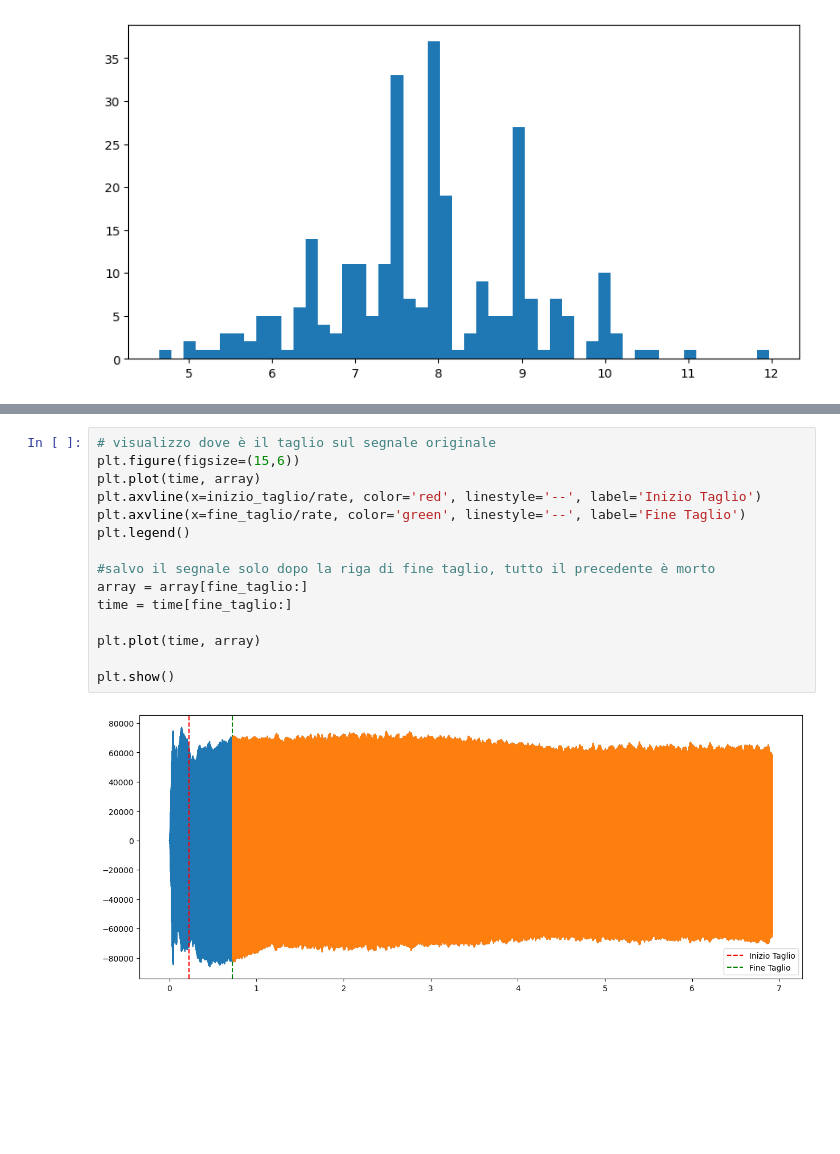
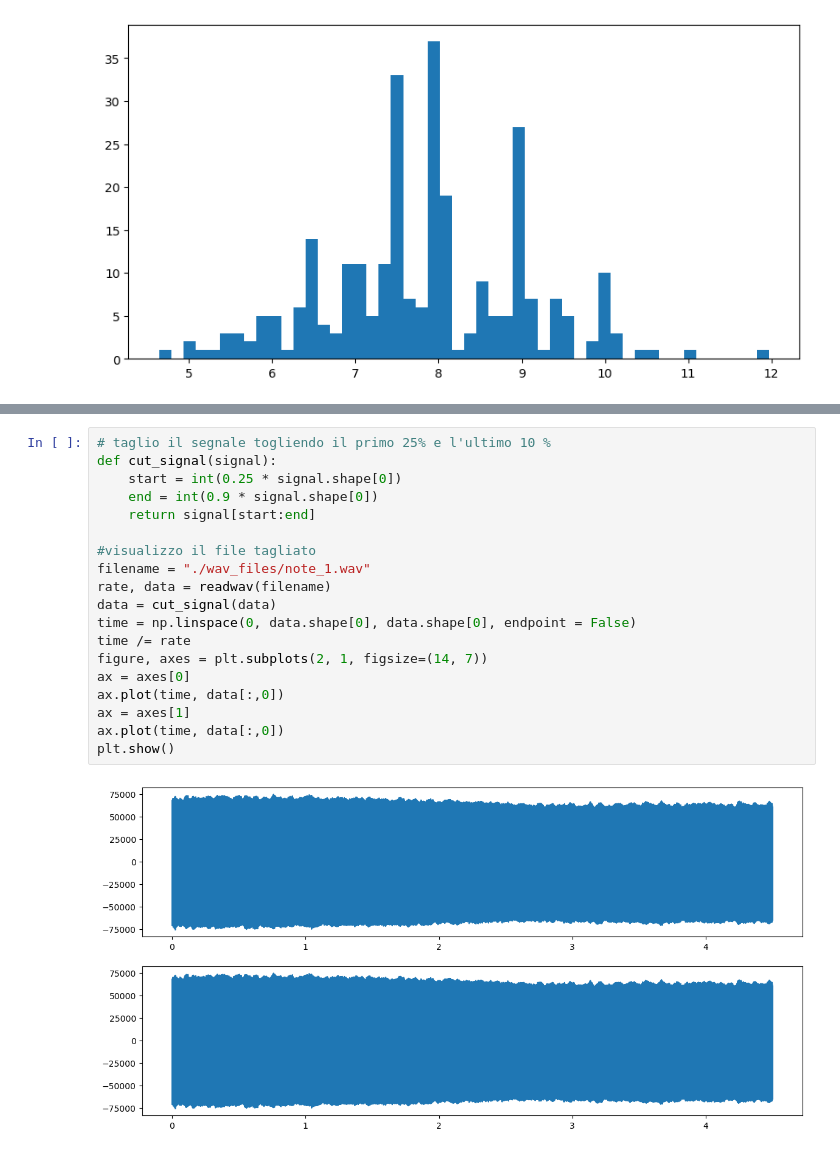
Before and after one commit to maddoc-g/3_organ_clustering, a Jupyter notebook: esperienza_3.ipynb, the cells around one changed output, grey strips where cells are left out. Saved outputs shown, nothing was run; the diff lists cells and outputs as text; blank space fills up the shorter version.

```diff
--- a/esperienza_3.ipynb
+++ b/esperienza_3.ipynb
@@ -121,17 +64,21 @@ Segnale tagliato con successo: inizia al campione 10822
-# %%
-# visualizzo dove è il taglio sul segnale originale
-plt.figure(figsize=(15,6))
-plt.plot(time, array)
-plt.axvline(x=inizio_taglio/rate, color='red', linestyle='--', label='Inizio Taglio')
-plt.axvline(x=fine_taglio/rate, color='green', linestyle='--', label='Fine Taglio')
-plt.legend()
-
-#salvo il segnale solo dopo la riga di fine taglio, tutto il precedente è morto
-array = array[fine_taglio:]
-time = time[fine_taglio:]
-
-plt.plot(time, array)
-
-plt.show()
-# %% [output]
-[figure, removed]
+# %%
+# taglio il segnale togliendo il primo 25% e l'ultimo 10 %
+def cut_signal(signal):
+    start = int(0.25 * signal.shape[0])
+    end = int(0.9 * signal.shape[0])
+    return signal[start:end]
+
+#visualizzo il file tagliato
+filename = "./wav_files/note_1.wav"
+rate, data = readwav(filename)
+data = cut_signal(data)
+time = np.linspace(0, data.shape[0], data.shape[0], endpoint = False)
+time /= rate
+figure, axes = plt.subplots(2, 1, figsize=(14, 7))
+ax = axes[0]
+ax.plot(time, data[:,0])
+ax = axes[1]
+ax.plot(time, data[:,0])
+plt.show()
+# %% [output]
+[figure, added]
```
Also changed, not shown: parts of 5 cells of this notebook.
